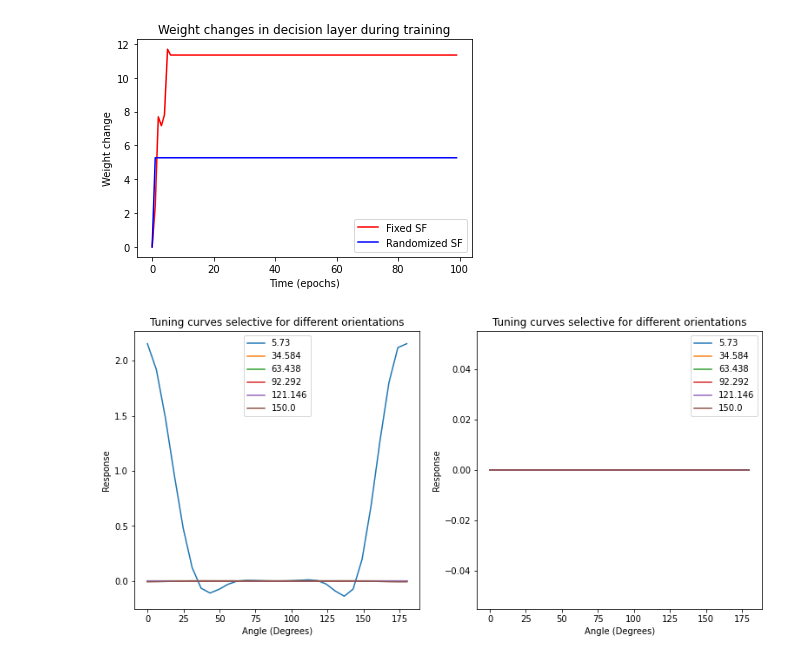
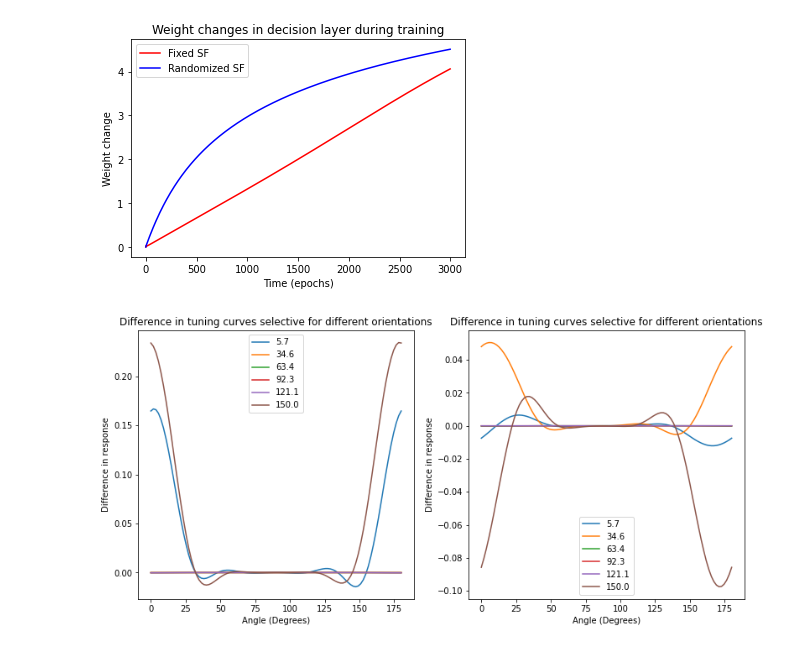
Before and after one commit to pacochow/Modelling-vpl, a Jupyter notebook: Locally_connected_network.ipynb, the cells around one changed output. Saved outputs shown, nothing was run; the diff lists cells and outputs as text; code cells hidden in the pictures.

```diff
--- a/Locally_connected_network.ipynb
+++ b/Locally_connected_network.ipynb
@@ -608,17 +836,15 @@ np.random.seed(2)
 torch.manual_seed(2)
 
 fixed_net = LCN(
-    input_size = 33, simple_number = 6, simple_size = 11, phis_sfs = 4, training_size = 2, phis = True, sfs = False, alpha = 0.0001)
-x = fixed_net.inputting(-np.pi/50, np.pi/50, random_sf = False)
+    input_size = 33, simple_number = 6, simple_size = 11, v4_size = 11, v4_stride = 6, phis_sfs = 4, training_size = 2, phis = True, sfs = False, alpha = 0.02)
+x = fixed_net.inputting(-np.pi/180, np.pi/180, random_sf = False)
 y = fixed_net.desired_outputting()
 optimizer = optim.SGD(fixed_net.parameters(), lr = fixed_net.alpha)
-fixed_net.mean_train(100, optimizer)
-fixed_net.tuning_curve()
+fixed_net.mean_train(3000, optimizer)
 
 random_net = LCN(
-    input_size = 33, simple_number = 6, simple_size = 11, phis_sfs = 4, training_size = 2, phis = True, sfs = False, alpha = 0.0001)
-x = random_net.inputting(-np.pi/4, np.pi/4, random_sf = True)
+    input_size = 33, simple_number = 6, simple_size = 11, v4_size = 11, v4_stride = 6, phis_sfs = 4, training_size = 2, phis = True, sfs = False, alpha = 0.02)
+x = random_net.inputting(-np.pi/36, np.pi/36, random_sf = True)
 y = random_net.desired_outputting()
 optimizer = optim.SGD(random_net.parameters(), lr = random_net.alpha)
-random_net.mean_train(100, optimizer)
-random_net.tuning_curve()
+random_net.mean_train(3000, optimizer)
@@ -648,18 +872,18 @@ plt.title("Weight changes in V1 during training");
 # %%
-fixed_net.plot_weight_change('red', w32 = True)
-random_net.plot_weight_change('blue', w32 = True)
+fixed_net.plot_weight_change('red', decision = True)
+random_net.plot_weight_change('blue', decision = True)
 plt.legend(["Fixed SF", "Randomized SF"]);
 plt.title("Weight changes in decision layer during training");
 # %% [output]
-[figure, old version]
+[figure, new version]
 # %%
 plt.figure(figsize = [20, 20])
 plt.subplot(3, 3, 1)
-fixed_net.plot_tuning_curve(orientation = 2, phi_sf = 1, position = 12, orientations = True, differences = True)
-plt.title("Tuning curves selective for different orientations", loc = 'center');
+fixed_net.plot_v1_tuning_curve(orientation = 0, phi_sf = 1, position = 12, orientations = True, differences = True)
+plt.title("Difference in tuning curves selective for different orientations", loc = 'center');
 
 plt.subplot(3, 3, 2)
-random_net.plot_tuning_curve(orientation = 2, phi_sf = 1, position = 12, orientations = True, differences = True)
-plt.title("Tuning curves selective for different orientations", loc = 'center');
+random_net.plot_v1_tuning_curve(orientation = 0, phi_sf = 1, position = 12, orientations = True, differences = True)
+plt.title("Difference in tuning curves selective for different orientations", loc = 'center');
 # %% [output]
-[figure, old version]
+[figure, new version]
```
Also changed, not shown: parts of 47 cells of this notebook.
